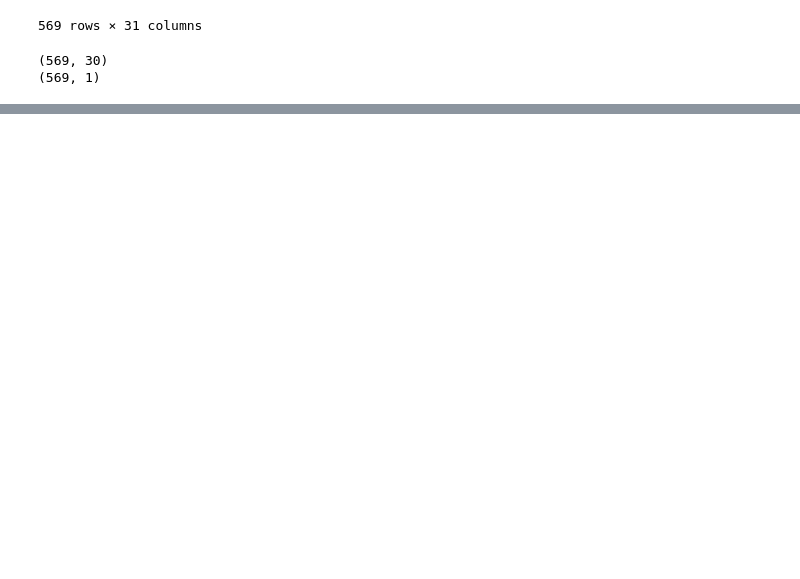
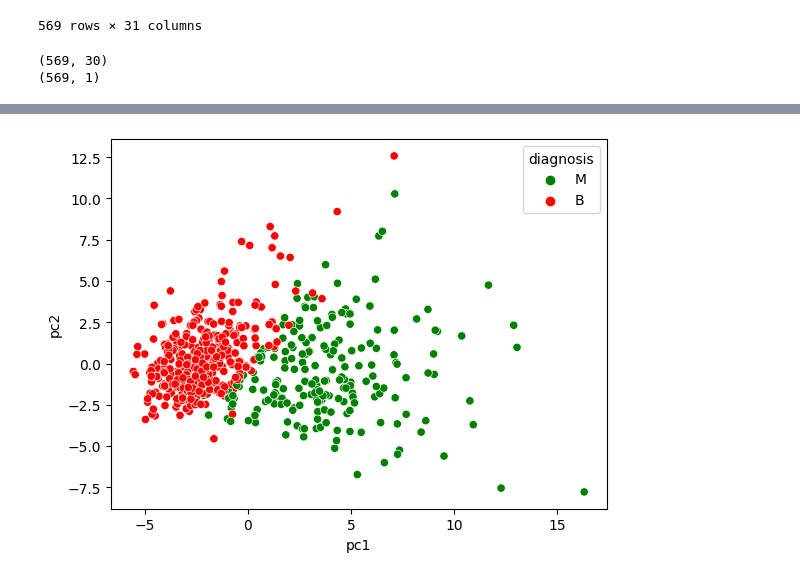
Before and after one commit to domo7304/KT_AIVLE_SCHOOL, a Jupyter notebook: 사전학습/2. 데이터 전처리 이해와 실무/4. 데이터 변환 – 특징 생성.ipynb, the cells around one changed output, grey strips where cells are left out. Cells and saved outputs as stored; diff of their text form; code cells hidden in the pictures; blank space fills up the shorter version.

```diff
--- a/사전학습/2. 데이터 전처리 이해와 실무/4. 데이터 변환 – 특징 생성.ipynb
+++ b/사전학습/2. 데이터 전처리 이해와 실무/4. 데이터 변환 – 특징 생성.ipynb
@@ -217,0 +283,7 @@ std_
+# %%
+# Target과 확인을 위해 주성분 분석을 수행한 Input 데이터와 기존 target 데이터를 merge
+# pca_df 생성: 2개의 주성분 및 1개의 target
+target_df = target_df.reset_index()
+pca_df = pd.merge(X_pca_df, target_df, left_index = True, right_index = True, how='inner')
+pca_df = pca_df[['pc1', 'pc2', 'diagnosis']]
+pca_df
@@ -217,0 +304,5 @@ std_
+# %%
+# 클래스 색으로 구분해 처음 두 개의 주성분으로 Target과 비교
+ax = sns.scatterplot(x='pc1', y='pc2', hue='diagnosis', data=pca_df, palette=['green', 'red'])
+# %% [output]
+[figure, added]
```
Also changed, not shown: parts of 19 cells of this notebook.
